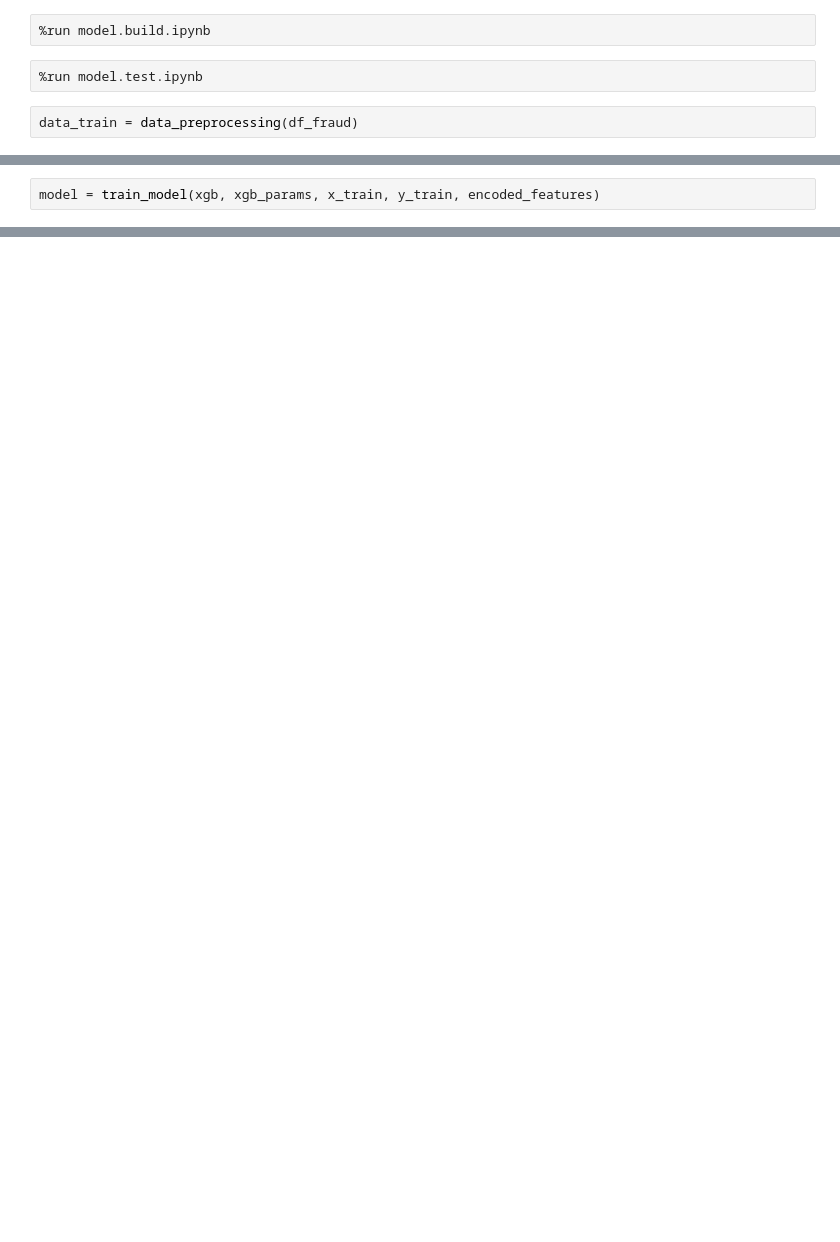
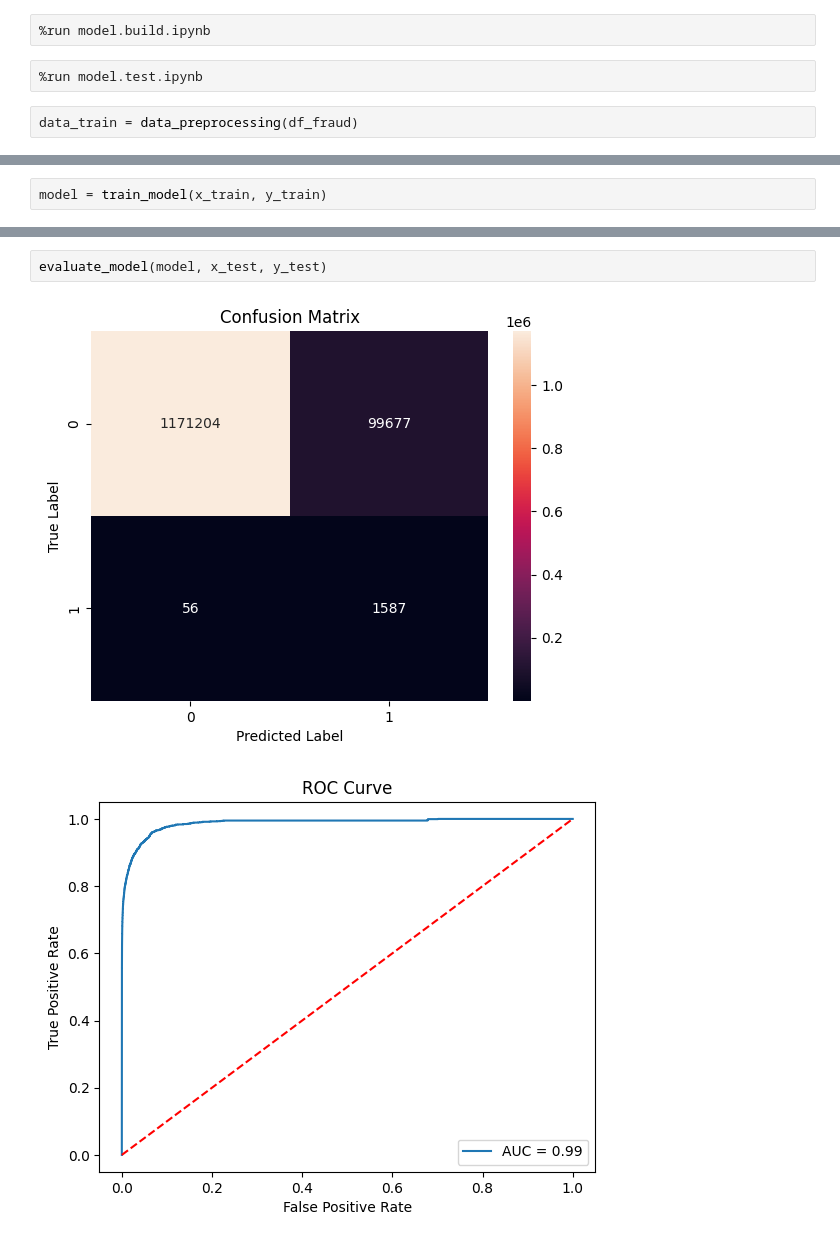
Before and after one commit to AddictionZN/universe-zero-hero, a Jupyter notebook: src/projects/Fraud Detection/main.ipynb, the cells around one changed output, grey strips where cells are left out. Cells and saved outputs as stored; diff of their text form; blank space fills up the shorter version.

```diff
--- a/src/projects/Fraud Detection/main.ipynb
+++ b/src/projects/Fraud Detection/main.ipynb
@@ -31,5 +27,5 @@ xgb_params = {'xgbclassifier__n_estimators': [20, 40, 60, 80, 100],
 # %%
-model = train_model(xgb, xgb_params, x_train, y_train, encoded_features)
+model = train_model(x_train, y_train)
 # %%
 test_classifier(model , x_test=x_test, y_test=y_test)
 # %% [output]
@@ -59,0 +56,5 @@ weighted avg       0.97      0.95      0.96     18069
+# %%
+evaluate_model(model, x_test, y_test)
+# %% [output]
+[figure, added]
+[figure, added]
```
Also changed, not shown: parts of 7 cells of this notebook, 7 other files.
